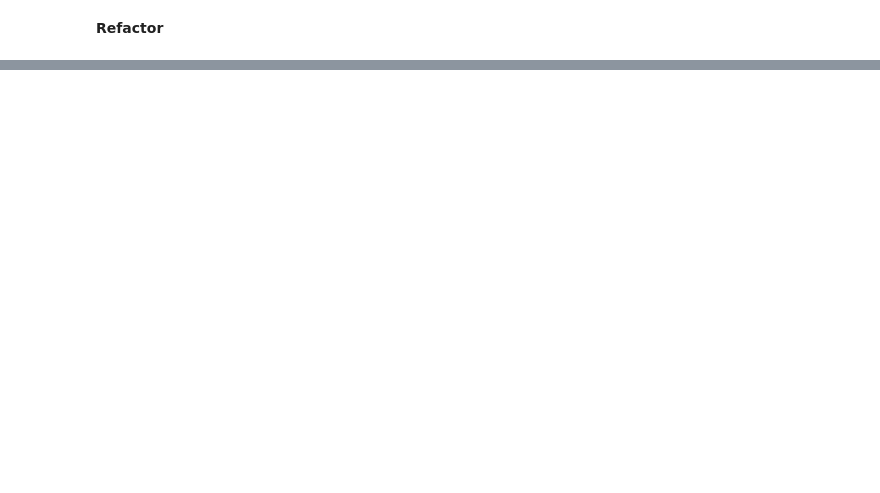
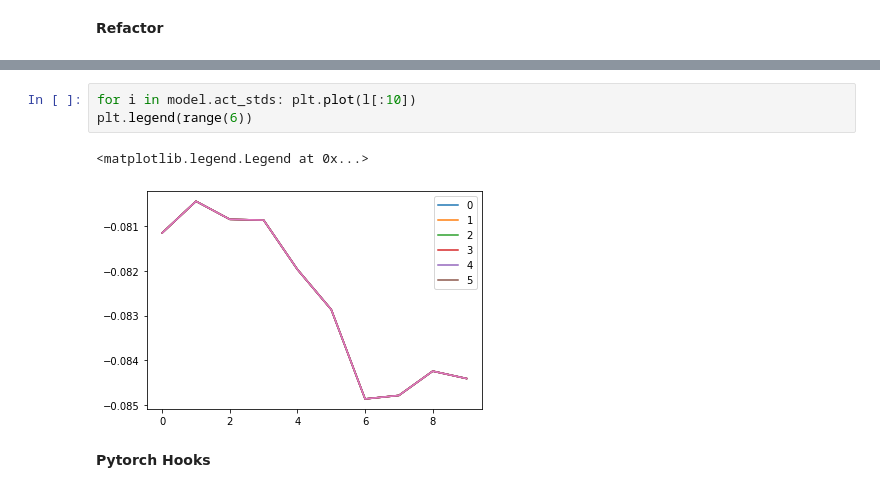
Before and after one commit to Hlompho-Dash/first_try_of_fastai, a Jupyter notebook: 06_cuda_cnn_hooks_init.ipynb, the cells around one changed output, grey strips where cells are left out. Saved outputs shown, nothing was run; the diff lists cells and outputs as text; blank space fills up the shorter version.

```diff
--- a/06_cuda_cnn_hooks_init.ipynb
+++ b/06_cuda_cnn_hooks_init.ipynb
@@ -173,0 +281,8 @@ Wall time: 12.2 s
+# %%
+for i in model.act_stds: plt.plot(l[:10])
+plt.legend(range(6))
+# %% [output]
+<matplotlib.legend.Legend at 0x...>
+[figure, added]
+# %% [markdown]
+**Pytorch Hooks**
```
Also changed, not shown: parts of 20 cells of this notebook.
